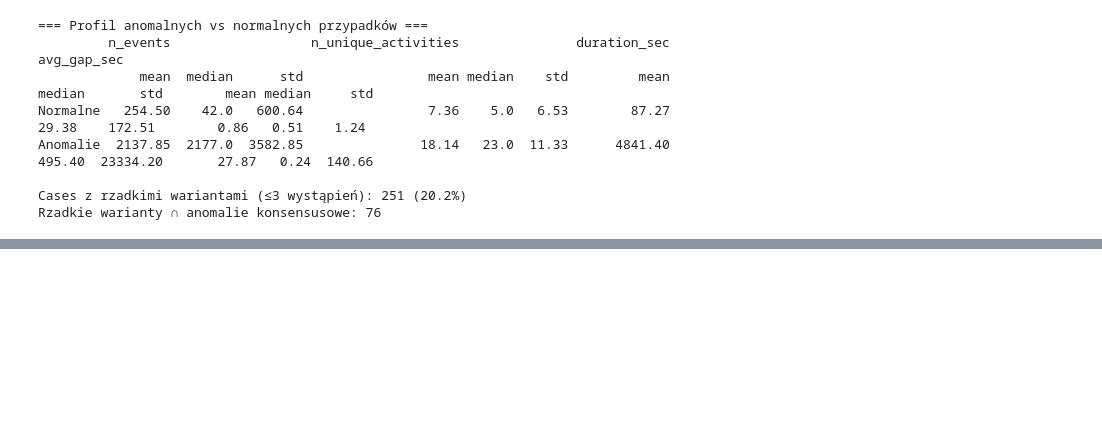
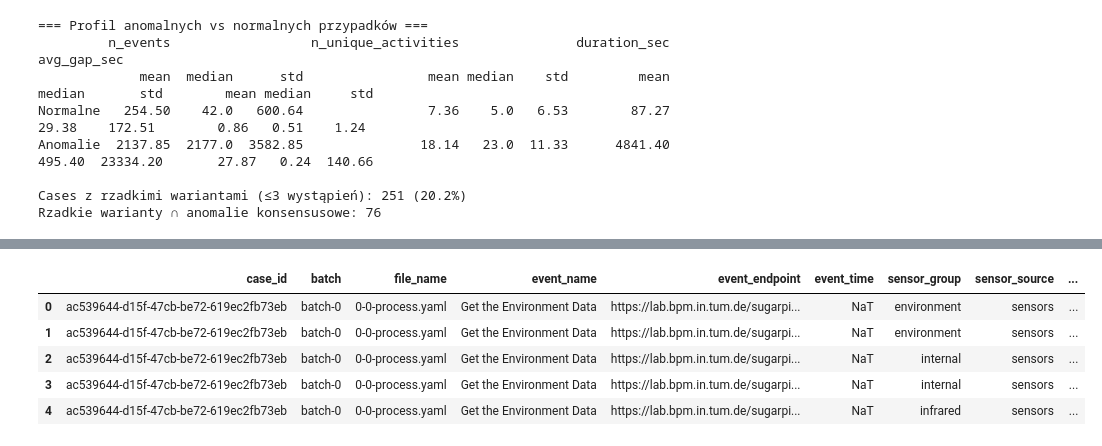
Before and after one commit to midusza04/MAPB, a Jupyter notebook: milestone2_cotton_candy.ipynb, the cells around one changed output, grey strips where cells are left out. Drawn from its saved outputs; the diff is of its cells as text; code cells hidden in the pictures; blank space fills up the shorter version.

Commit message:
Adding sensor information to miletstone2

```diff
--- a/milestone2_cotton_candy.ipynb
+++ b/milestone2_cotton_candy.ipynb
@@ -968,0 +1002,94 @@ Rzadkie warianty ∩ anomalie konsensusowe: 76
+# %%
+# === 10. Wczytanie danych sensorowych z plików *-process.yaml ===
+import yaml
+
+def iter_event_docs(yaml_path: Path):
+    """Generator: yields (event_dict, trace_case_uuid) for each event in *-process.yaml."""
+    with yaml_path.open("r", encoding="utf-8") as f:
+        docs = [d for d in yaml.safe_load_all(f) if isinstance(d, dict)]
+    trace_case_uuid = None
+    if docs and "log" in docs[0]:
+        trace_case_uuid = (docs[0].get("log", {}).get("trace", {}) or {}).get("cpee:instance")
+    for doc in docs[1:]:
+        event = doc.get("event")
+        if isinstance(event, dict):
+            yield event, trace_case_uuid
+
+def walk_datastream(node, current_group=None, current_source=None):
+    """Rekurencyjnie przechodzi po stream:datastream i zwraca punkty pomiarowe."""
+    if isinstance(node, list):
+        local_group = current_group
+        local_source = current_source
+        for item in node:
+            if isinstance(item, dict):
+                local_group = item.get("stream:name", local_group)
+                local_source = item.get("stream:source", local_source)
+        for item in node:
+            yield from walk_datastream(item, local_group, local_source)
+        return
+    if isinstance(node, dict):
+        local_group = node.get("stream:name", current_group)
+        local_source = node.get("stream:source", current_source)
+        if "stream:point" in node:
+            yield from walk_datastream(node["stream:point"], local_group, local_source)
+        if "stream:id" in node and "stream:value" in node:
+            yield {
+                "sensor_group": local_group,
+                "sensor_source": node.get("stream:source", local_source),
+                "sensor_id": node.get("stream:id"),
+                "sensor_timestamp_raw": node.get("stream:timestamp"),
+                "sensor_value_raw": node.get("stream:value"),
+            }
+        for key, value in node.items():
+            if key == "stream:point":
+                continue
+            if isinstance(value, (dict, list)):
+                yield from walk_datastream(value, local_group, local_source)
+
+# === Wczytanie ===
+process_yaml_files = sorted(DATA_DIR.glob("batch-*/*-process.yaml"))
+print(f"Pliki *-process.yaml: {len(process_yaml_files)}")
+
+sensor_rows = []
+for process_path in process_yaml_files:
+    batch_name = process_path.parent.name
+    for event, trace_case_uuid in iter_event_docs(process_path):
+        case_id = event.get("cpee:instance") or trace_case_uuid
+        event_name = event.get("concept:name")
+        event_endpoint = event.get("concept:endpoint")
+        event_time = pd.to_datetime(event.get("time:timestamp"), errors="coerce", utc=True)
+        datastream = event.get("stream:datastream")
+        if datastream is None:
+            continue
+        for point in walk_datastream(datastream):
+            sensor_time = pd.to_datetime(point["sensor_timestamp_raw"], errors="coerce", utc=True)
+            sensor_value_num = pd.to_numeric(point["sensor_value_raw"], errors="coerce")
+            sensor_rows.append({
+                "case_id": case_id,
+                "batch": batch_name,
+                "file_name": process_path.name,
+                "event_name": event_name,
+                "event_endpoint": event_endpoint,
+                "event_time": event_time,
+                "sensor_group": point["sensor_group"],
+                "sensor_source": point["sensor_source"],
+                "sensor_id": point["sensor_id"],
+                "sensor_timestamp": sensor_time,
+                "sensor_value_raw": point["sensor_value_raw"],
+                "sensor_value": sensor_value_num,
+            })
+
+df_sensors = pd.DataFrame(sensor_rows)
+
+# Czyszczenie identyfikatorów sensorów
+df_sensors["sensor_id"] = df_sensors["sensor_id"].astype(str).str.strip()
+df_sensors.loc[df_sensors["sensor_id"].isin(["", "None", "nan"]), "sensor_id"] = np.nan
+
+print(f"\nWczytano {len(df_sensors)} punktów sensorowych")
+print(f"Przypadki z danymi sensorowymi: {df_sensors['case_id'].nunique()}")
+print(f"Typy sensorów (sensor_id): {df_sensors['sensor_id'].nunique()}")
+print(f"Grupy sensorów (sensor_group): {df_sensors['sensor_group'].nunique()}")
+print("\nRozkład rekordów per sensor:")
+print(df_sensors["sensor_id"].dropna().value_counts())
+df_sensors.head()
+# %% [output]
@@ -968,0 +1113,6 @@ Rzadkie warianty ∩ anomalie konsensusowe: 76
+|  | case_id | batch | file_name | event_name | event_endpoint | event_time | sensor_group | sensor_source | ... |
+| 0 | ac539644-d15f-47cb-be72-619ec2fb73eb | batch-0 | 0-0-process.yaml | Get the Environment Data | https://lab.bpm.in.tum.de/sugarpi... | NaT | environment | sensors | ... |
+| 1 | ac539644-d15f-47cb-be72-619ec2fb73eb | batch-0 | 0-0-process.yaml | Get the Environment Data | https://lab.bpm.in.tum.de/sugarpi... | NaT | environment | sensors | ... |
+| 2 | ac539644-d15f-47cb-be72-619ec2fb73eb | batch-0 | 0-0-process.yaml | Get the Environment Data | https://lab.bpm.in.tum.de/sugarpi... | NaT | internal | sensors | ... |
+| 3 | ac539644-d15f-47cb-be72-619ec2fb73eb | batch-0 | 0-0-process.yaml | Get the Environment Data | https://lab.bpm.in.tum.de/sugarpi... | NaT | internal | sensors | ... |
+| 4 | ac539644-d15f-47cb-be72-619ec2fb73eb | batch-0 | 0-0-process.yaml | Get the Environment Data | https://lab.bpm.in.tum.de/sugarpi... | NaT | infrared | sensors | ... |
```
Also changed, not shown: parts of 14 cells of this notebook, 1 other file.
